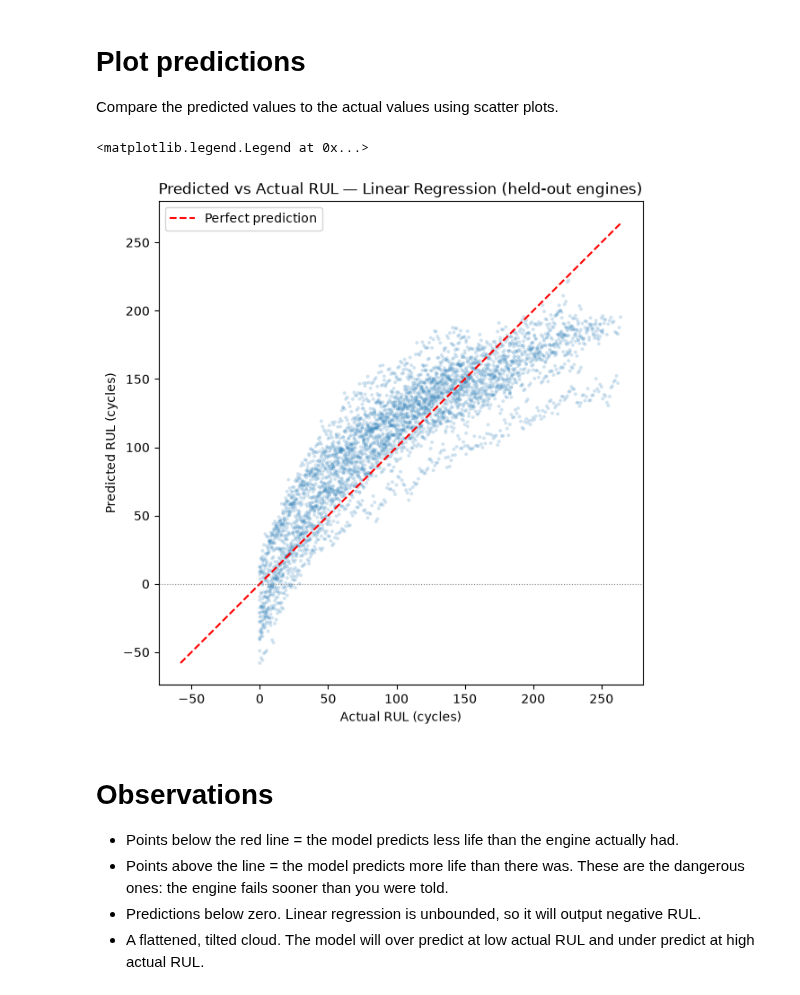
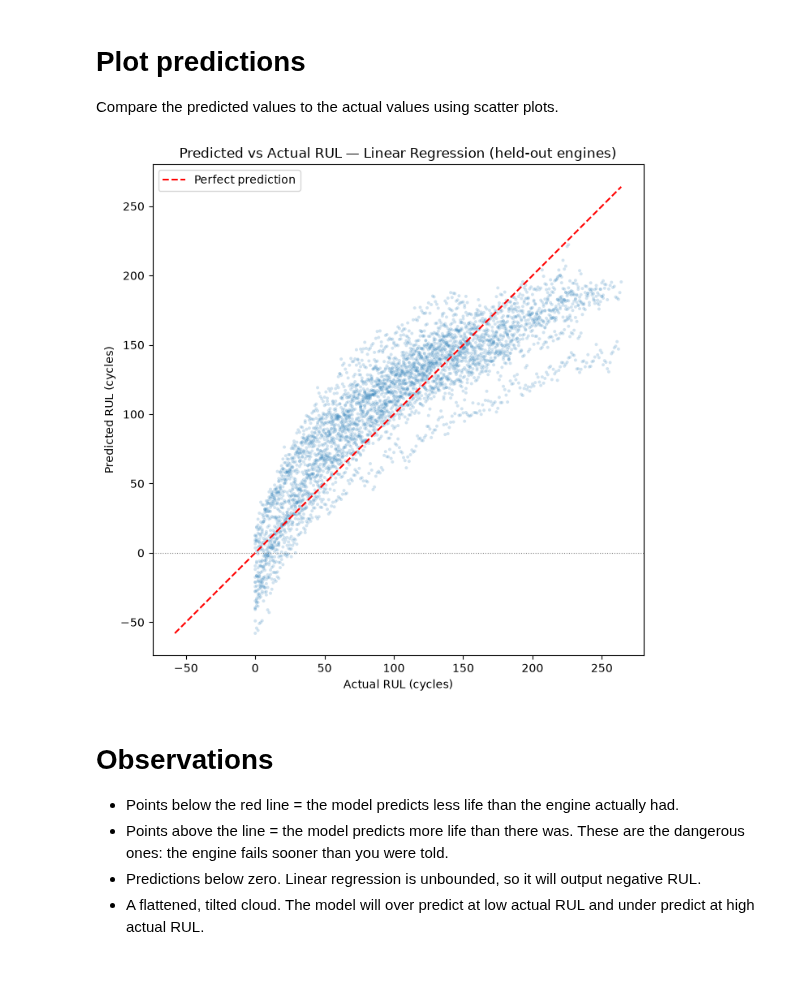
Before and after one commit to morgan-swe/Nasa-Rocket-Engine-Predictive-Maintenance, a Jupyter notebook: notebooks/06_model_training.ipynb, the cells around one changed output. Cells and saved outputs as stored; diff of their text form; code cells hidden in the pictures.

```diff
--- a/notebooks/06_model_training.ipynb
+++ b/notebooks/06_model_training.ipynb
@@ -113,24 +116,32 @@ Compare the predicted values to the actual values using scatter plots.
 # %%
 import matplotlib.pyplot as plt
 
 fig, ax = plt.subplots(figsize=(7, 7))
 
 ax.scatter(y_test, y_pred, alpha=0.2, s=8, edgecolor='none')
 
 # Perfect prediction reference line
 lims = [min(y_test.min(), y_pred.min()), max(y_test.max(), y_pred.max())]
 ax.plot(lims, lims, 'r--', linewidth=1.5, label='Perfect prediction')
 
 ax.axhline(0, color='gray', linewidth=0.8, linestyle=':')
 
 ax.set_xlabel('Actual RUL (cycles)')
 ax.set_ylabel('Predicted RUL (cycles)')
 ax.set_title('Predicted vs Actual RUL — Linear Regression (held-out engines)')
 ax.set_aspect('equal')
 ax.legend()
+
+# Save the plot
+plt.tight_layout()
+
+plt.savefig("../reports/figures/prediction_scatter.png",
+            dpi=300,
+            bbox_inches="tight")
+
+plt.show()
 # %% [output]
-<matplotlib.legend.Legend at 0x...>
-[figure, old version]
+[figure, new version]
 # %% [markdown]
 # Observations
 
```
Also changed, not shown: parts of 4 cells of this notebook.
